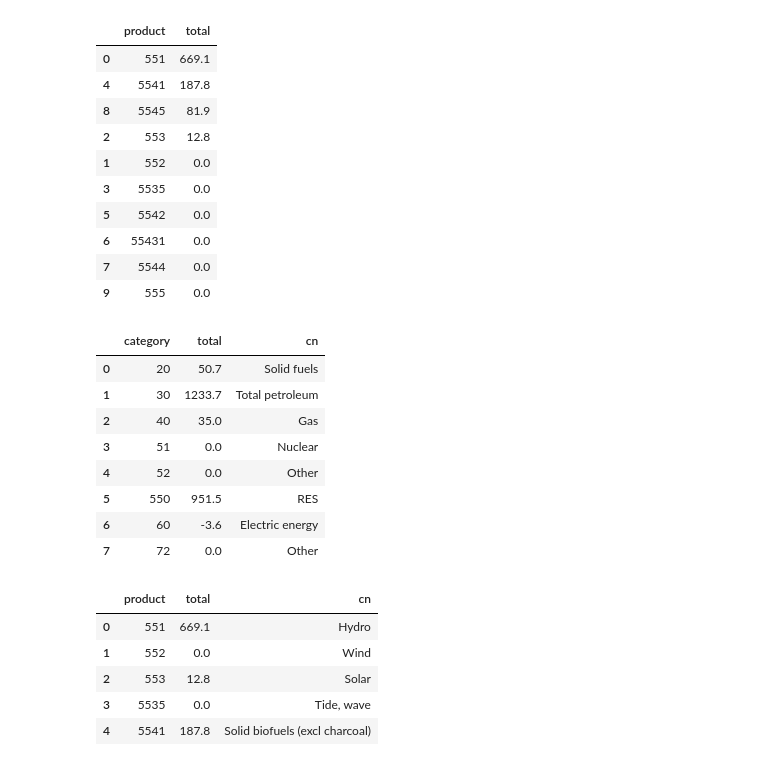
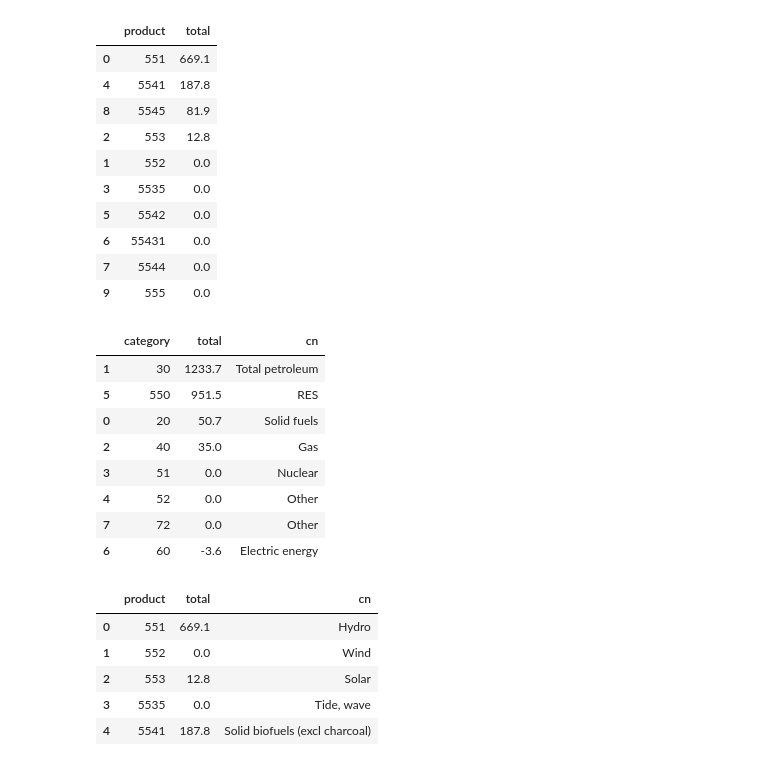
Before and after one commit to bencekd/primary_energy_production_shares_eurostat, a Jupyter notebook: renewables_europe_consumption.ipynb, the cells around one changed output. Cells and saved outputs as stored; diff of their text form; code cells hidden in the pictures.

```diff
--- a/renewables_europe_consumption.ipynb
+++ b/renewables_europe_consumption.ipynb
@@ -183,18 +183,18 @@ pie_data_RES.sort_values(by=['total'],ascending=False)
 | 6 | 55431 | 0.0 |
 | 7 | 5544 | 0.0 |
 | 9 | 555 | 0.0 |
-# %%
-pie_data
-# %% [output]
-|  | category | total | cn |
-| 0 | 20 | 50.7 | Solid fuels |
-| 1 | 30 | 1233.7 | Total petroleum |
-| 2 | 40 | 35.0 | Gas |
-| 3 | 51 | 0.0 | Nuclear |
-| 4 | 52 | 0.0 | Other |
-| 5 | 550 | 951.5 | RES |
-| 6 | 60 | -3.6 | Electric energy |
-| 7 | 72 | 0.0 | Other |
+# %%
+pie_data.sort_values(by=['total'],ascending=False)
+# %% [output]
+|  | category | total | cn |
+| 1 | 30 | 1233.7 | Total petroleum |
+| 5 | 550 | 951.5 | RES |
+| 0 | 20 | 50.7 | Solid fuels |
+| 2 | 40 | 35.0 | Gas |
+| 3 | 51 | 0.0 | Nuclear |
+| 4 | 52 | 0.0 | Other |
+| 7 | 72 | 0.0 | Other |
+| 6 | 60 | -3.6 | Electric energy |
 # %%
 # translation
 # ['551' '552' '553' '5535' '5541' '5542' '55431' '5544' '5545' '5550']
```
Also changed, not shown: parts of 2 cells of this notebook.
